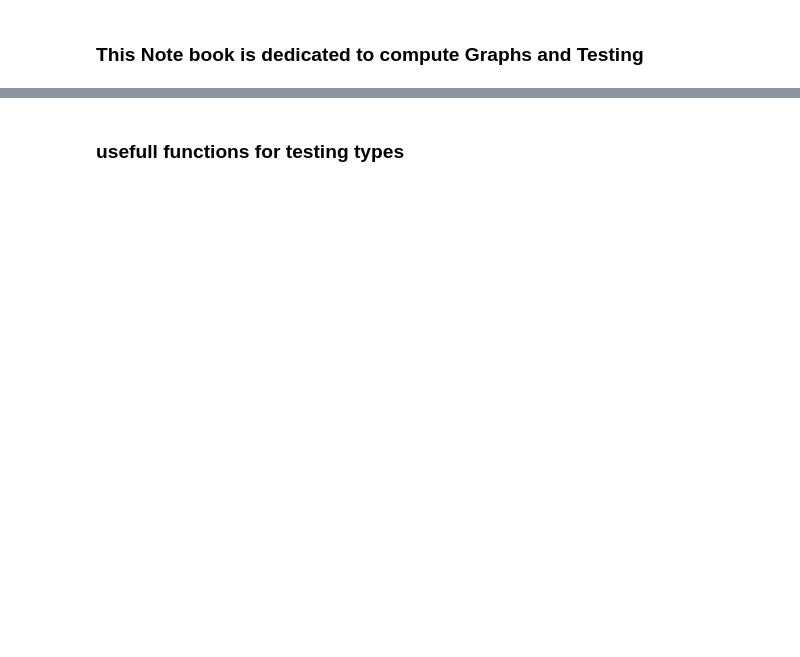
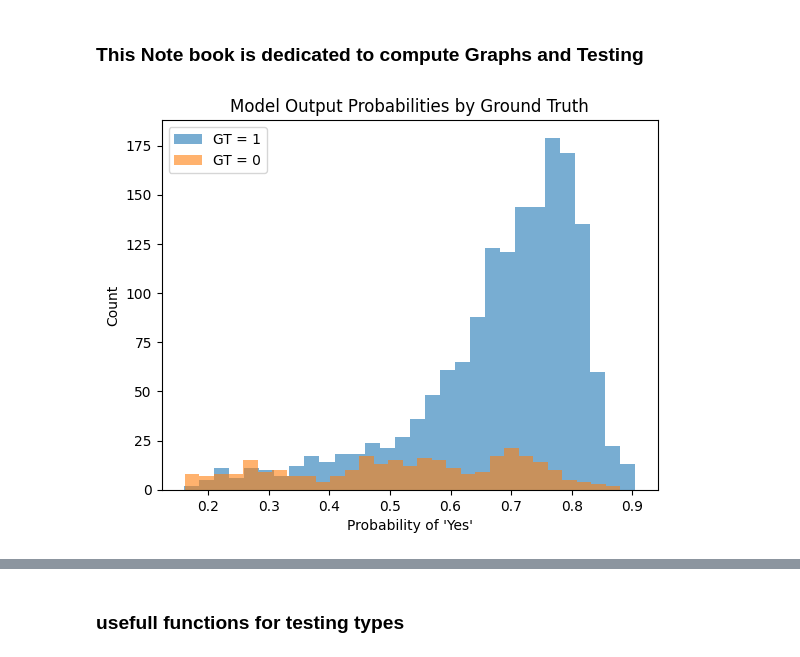
Before and after one commit to itaipeleg1/STS_sherlock, a Jupyter notebook: testing_cleaned.ipynb, the cells around one changed output, grey strips where cells are left out. Drawn from its saved outputs; the diff is of its cells as text; code cells hidden in the pictures; blank space fills up the shorter version.

Commit message:
updated for runing probs and controll for face

```diff
--- a/testing_cleaned.ipynb
+++ b/testing_cleaned.ipynb
@@ -14,3 +14,33 @@ import scipy
 
 
 import matplotlib.pyplot as plt
+# %%
+## Histogram of pprobs vs GT
+
+data = pd.read_csv(r"/home/new_storage/sherlock/data/annotations_from_models/llava_face_pics_1TR_Onlylogits.csv")
+probs_for_yes = data["Probabillity for yes"]
+prob_for_yes_no = data["Probabillity for yes minus no"]
+GT = np.load("/home/new_storage/sherlock/STS_sherlock/projects data/annotations/face.npy")
+GT = GT[27:]
+A = GT[:946]
+B = GT[946+27:]
+GT = np.concatenate((A, B), axis=0)
+probs_for_yes = probs_for_yes[:len(GT)]
+prob_for_yes_no = prob_for_yes_no[:len(GT)]
+# %%
+probs_for_yes = np.array(probs_for_yes)
+GT = np.array(GT).flatten()
+
+# Confirm shape match
+assert probs_for_yes.shape[0] == GT.shape[0], f"Shape mismatch: {probs_for_yes.shape[0]} vs {GT.shape[0]}"
+
+# Now plot
+plt.hist(probs_for_yes[GT == 1], bins=30, alpha=0.6, label='GT = 1')
+plt.hist(probs_for_yes[GT == 0], bins=30, alpha=0.6, label='GT = 0')
+plt.xlabel("Probability of 'Yes'")
+plt.ylabel("Count")
+plt.title("Model Output Probabilities by Ground Truth")
+plt.legend()
+plt.show()
+# %% [output]
+[figure, added]
```
Also changed, not shown: parts of 6 cells of this notebook, 3 other files.
